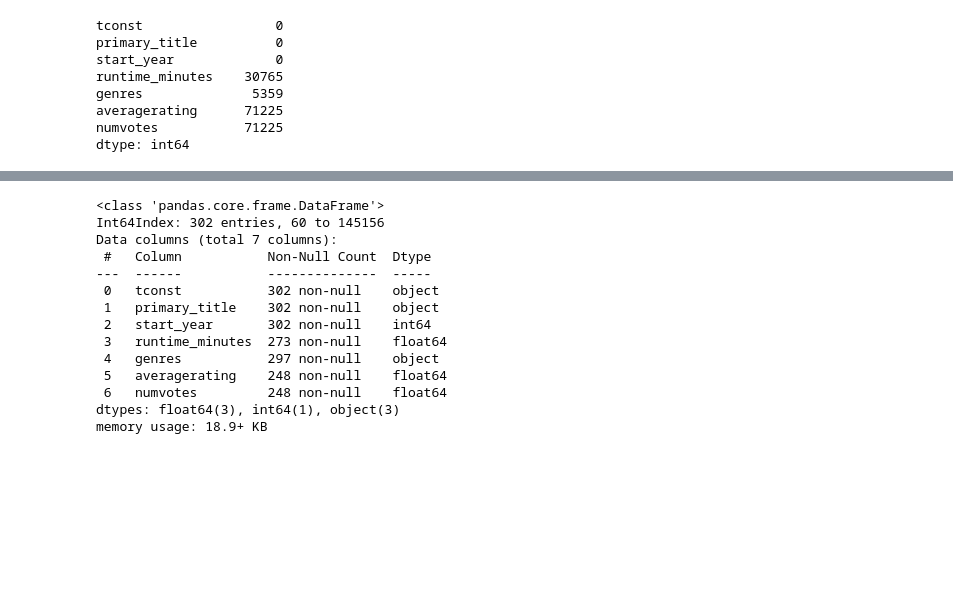
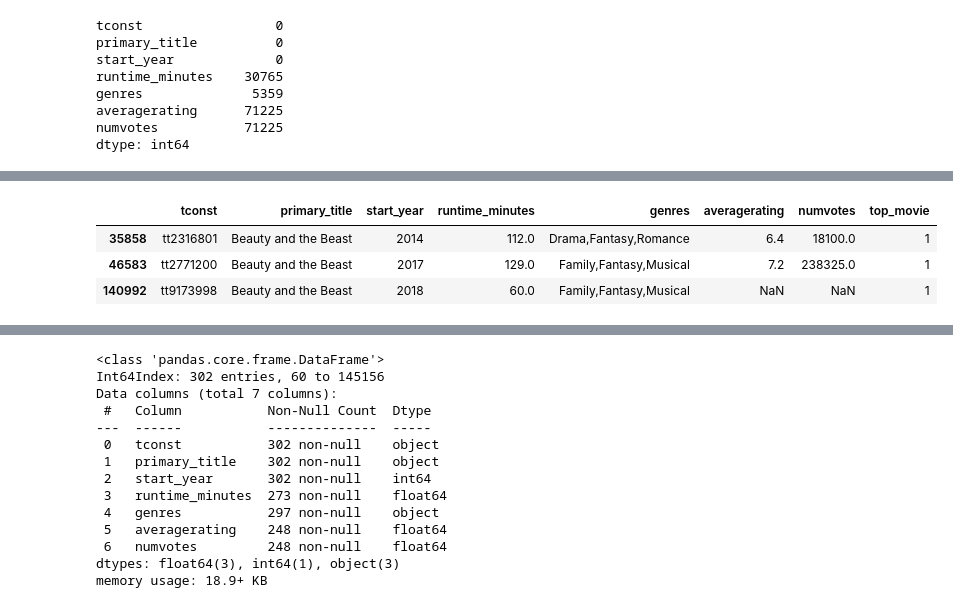
Before and after one commit to jmarkowi/Microsoft-Studios-Analysis, a Jupyter notebook: jmark_working_nb.ipynb, the cells around one changed output, grey strips where cells are left out. Drawn from its saved outputs; the diff is of its cells as text; code cells hidden in the pictures; blank space fills up the shorter version.

```diff
--- a/jmark_working_nb.ipynb
+++ b/jmark_working_nb.ipynb
@@ -254 +262,8 @@ matching_movies
+# %%
+movies_info_df[movies_info_df['primary_title'] == 'Beauty and the Beast']
+# %% [output]
+|  | tconst | primary_title | start_year | runtime_minutes | genres | averagerating | numvotes | top_movie |
+| 35858 | tt2316801 | Beauty and the Beast | 2014 | 112.0 | Drama,Fantasy,Romance | 6.4 | 18100.0 | 1 |
+| 46583 | tt2771200 | Beauty and the Beast | 2017 | 129.0 | Family,Fantasy,Musical | 7.2 | 238325.0 | 1 |
+| 140992 | tt9173998 | Beauty and the Beast | 2018 | 60.0 | Family,Fantasy,Musical | NaN | NaN | 1 |
 # %%
```
Also changed, not shown: parts of 18 cells of this notebook.
